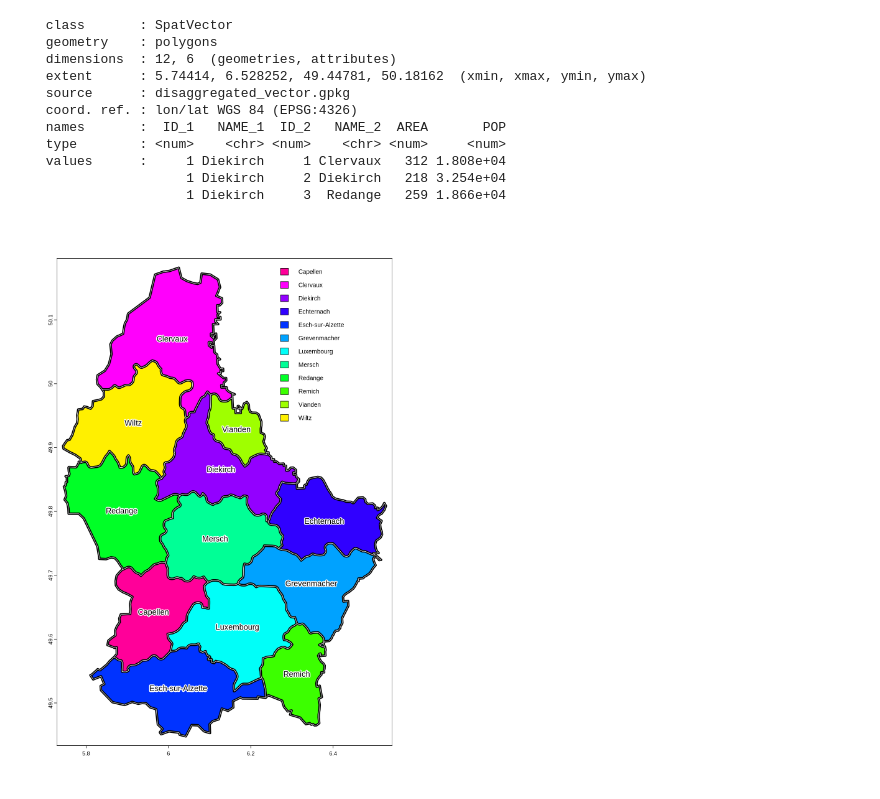
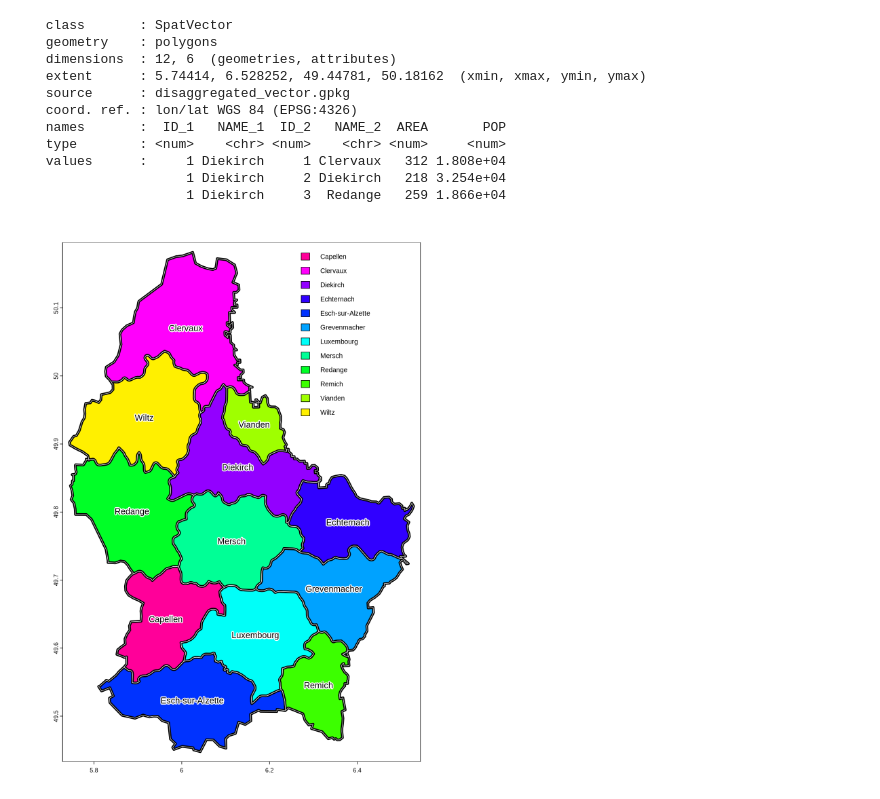
Before and after one commit to LTER-LIFE/vl-geospatial-toolbox, a Jupyter notebook: cells/disaggregation_space.ipynb, the cells around one changed output. Cells and saved outputs as stored; diff of their text form; code cells hidden in the pictures.

```diff
--- a/cells/disaggregation_space.ipynb
+++ b/cells/disaggregation_space.ipynb
@@ -114,14 +113,12 @@ print(vect(out))
                    1 Diekirch     3  Redange   259 1.866e+04
 # %%
 options(repr.plot.width = 8,
-        repr.plot.height = 12,
+        repr.plot.height = 11,
         repr.plot.res = 150)
 plot(vect(out), "NAME_2",
      lwd = 5, mar = rep(2, 4),
      plg = list(x = "topright"))
-lines(x, lwd = 1,
-      col = "light gray")
-text(v, "NAME_2",
-     halo = TRUE)
+lines(vect(in_vector), lwd = 1, col = "light gray")
+text(vect(in_vector), "NAME_2", halo = TRUE)
 # %% [output]
-[figure, old version]
+[figure, new version]
```
Also changed, not shown: parts of 2 cells of this notebook, 14 other files.
